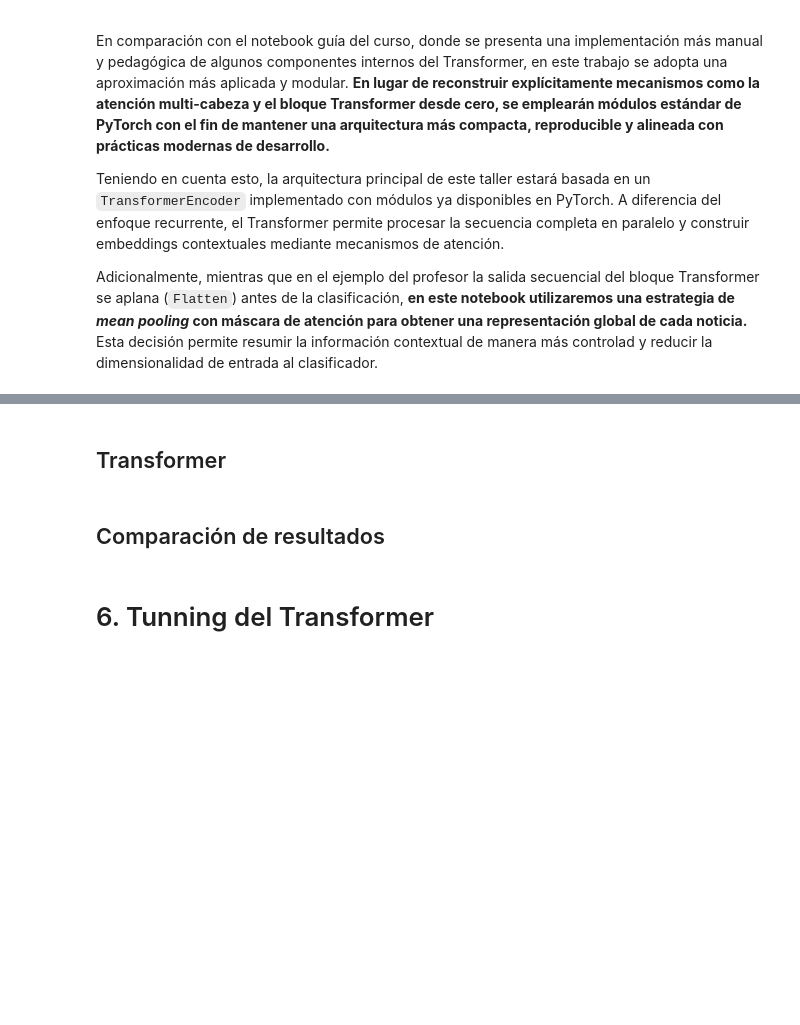
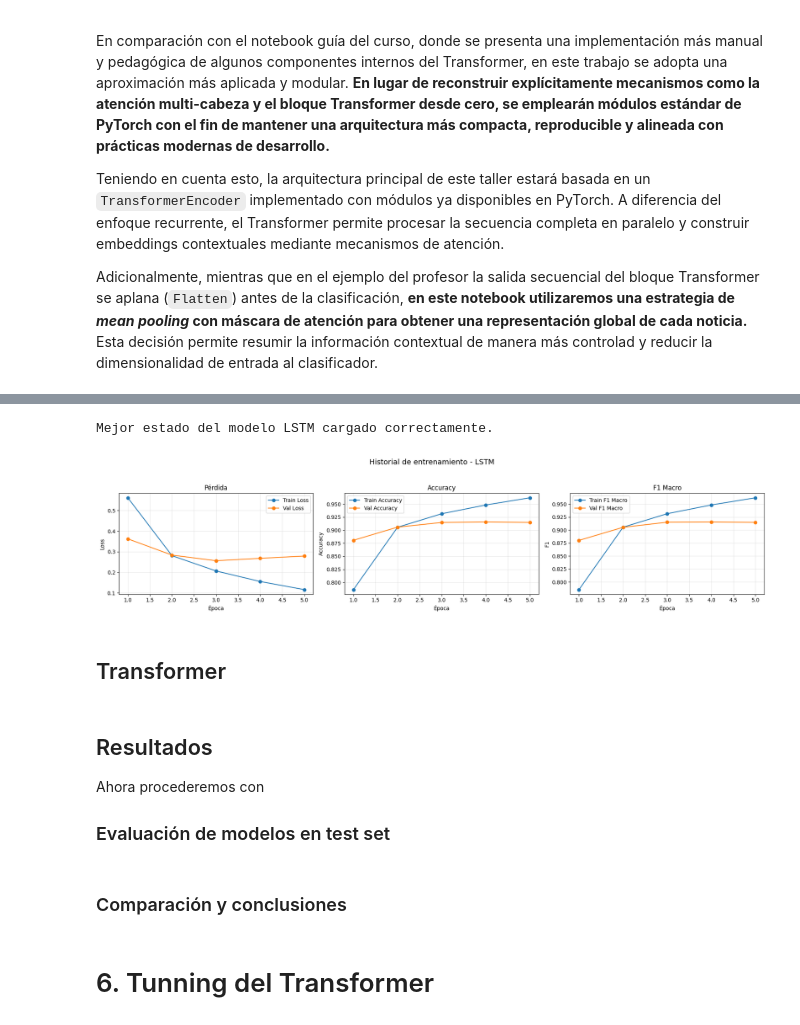
Before and after one commit to jhonattanreales21/nlp_icesi, a Jupyter notebook: unidad_3/Cano_Reales_nlp_with_transformers_&_LSTM.ipynb, the cells around one changed output, grey strips where cells are left out. Drawn from its saved outputs; the diff is of its cells as text; code cells hidden in the pictures; blank space fills up the shorter version.

Commit message:
LSTM model 1st version

```diff
--- a/unidad_3/Cano_Reales_nlp_with_transformers_&_LSTM.ipynb
+++ b/unidad_3/Cano_Reales_nlp_with_transformers_&_LSTM.ipynb
@@ -1119,0 +1319,8 @@ class PositionalEncoding(nn.Module):
+# %%
+# Definimos función de pérdida y optimizador
+lstm_criterion = nn.CrossEntropyLoss()
+
+lstm_optimizer = torch.optim.AdamW(lstm_model.parameters(), lr=learning_rate_base)
+
+print("Función de pérdida:", lstm_criterion)
+print("Optimizador:", lstm_optimizer)
@@ -1119,0 +1342,14 @@ class PositionalEncoding(nn.Module):
+# %%
+# Entrenamos el modelo LSTM
+lstm_history, lstm_best_state, lstm_best_val_f1 = train_model(
+    model=lstm_model,
+    train_loader=train_loader,
+    val_loader=val_loader,
+    optimizer=lstm_optimizer,
+    criterion=lstm_criterion,
+    device=device,
+    num_epochs=num_epochs_base,
+    max_norm=1.0,
+)
+
+print(f"\nMejor F1 macro en validación (LSTM): {lstm_best_val_f1:.4f}")
@@ -1120,7 +1382,25 @@ class PositionalEncoding(nn.Module):
+# %%
+# Cargamos la mejor versión del modelo según validación
+lstm_model.load_state_dict(lstm_best_state)
+
+print("Mejor estado del modelo LSTM cargado correctamente.")
+# %% [output]
+Mejor estado del modelo LSTM cargado correctamente.
+# %%
+# Graficamos la evolución del entrenamiento del modelo LSTM
+plot_training_history(lstm_history, title="Historial de entrenamiento - LSTM")
+# %% [output]
+[figure, added]
 # %% [markdown]
 ## Transformer
 # %% [markdown]
-## Comparación de resultados
+## Resultados
+
+Ahora procederemos con
+
+### Evaluación de modelos en test set
+# %% [markdown]
+### Comparación y conclusiones
 # %% [markdown]
 # 6. Tunning del Transformer
 # %% [markdown]
```
Also changed, not shown: parts of 12 cells of this notebook.
